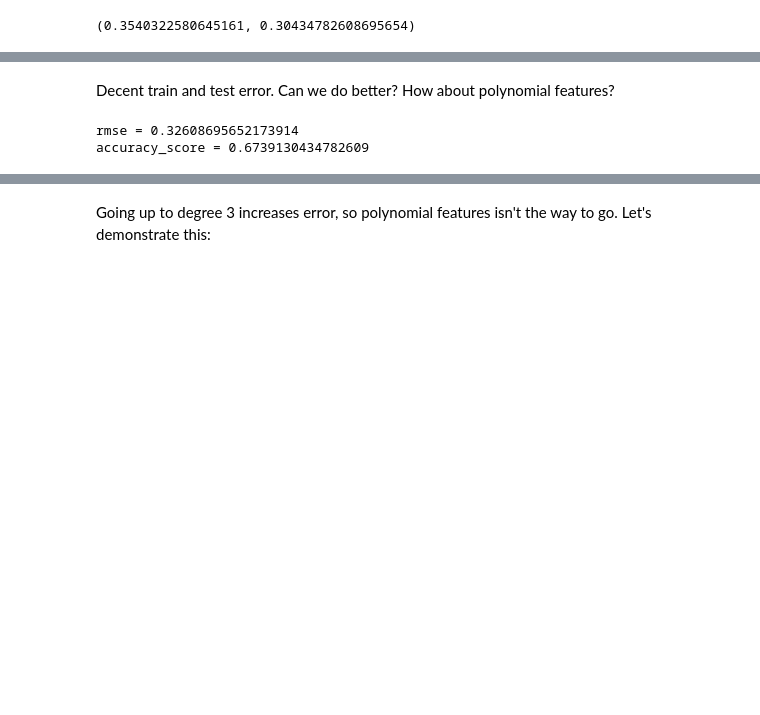
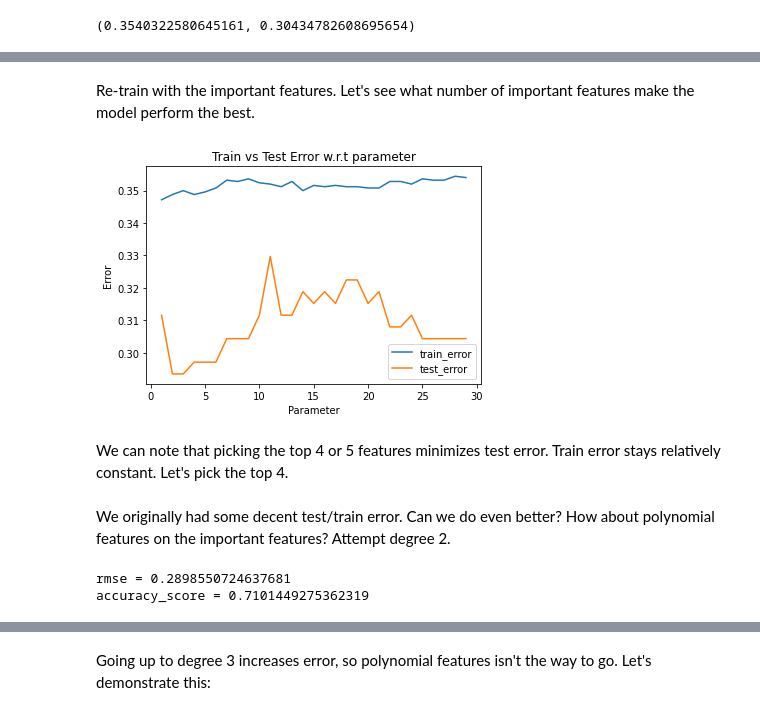
Before and after one commit to XanderYoon/ML_Soccer_Predictions, a Jupyter notebook: logistic_regression.ipynb, the cells around one changed output, grey strips where cells are left out. Saved outputs shown, nothing was run; the diff lists cells and outputs as text; code cells hidden in the pictures; blank space fills up the shorter version.

```diff
--- a/logistic_regression.ipynb
+++ b/logistic_regression.ipynb
@@ -227,0 +155,20 @@ Test Error = 0.30434782608695654
+# %% [markdown]
+Re-train with the important features. Let's see what number of important features make the model perform the best.
+# %%
+top_k = len(odds_features) # the number of top features to select
+
+train_error = []
+test_error = []
+num_features = list(range(1, top_k))
+for k in num_features:
+    top_k_features = list(features_by_importance.head(k)["feature_name"])
+    top_k_odds_lr = logistic_regression(odds_data[top_k_features + [binary_class_label]], top_k_features, suppress_print=True)
+    tr_err, te_err = train_test_error(top_k_odds_lr, top_k_features, suppress_print=True)
+    train_error.append(tr_err)
+    test_error.append(te_err)
+
+plot_errors(train_error, test_error, num_features)
+# %% [output]
+[figure, added]
+# %% [markdown]
+We can note that picking the top 4 or 5 features minimizes test error. Train error stays relatively constant. Let's pick the top 4.
@@ -228,11 +178,11 @@ Test Error = 0.30434782608695654
 # %% [markdown]
-Decent train and test error. Can we do better? How about polynomial features?
+We originally had some decent test/train error. Can we do even better? How about polynomial features on the important features? Attempt degree 2.
 # %%
-odds_poly = poly_enhance_data(odds_data, odds_features, degree = 3, suppress_print=True)
+odds_poly = poly_enhance_data(top_4_features_odds_data, top_4_features, degree = 2, suppress_print=True)
 odds_poly_lr = logistic_regression(odds_poly[0], odds_poly[1])
 # %% [output]
-rmse = 0.32608695652173914
-accuracy_score = 0.6739130434782609
+rmse = 0.2898550724637681
+accuracy_score = 0.7101449275362319
 # %%
 train_test_error(odds_poly_lr, odds_poly[1])
 # %% [output]
```
Also changed, not shown: parts of 14 cells of this notebook, 2 other files.
